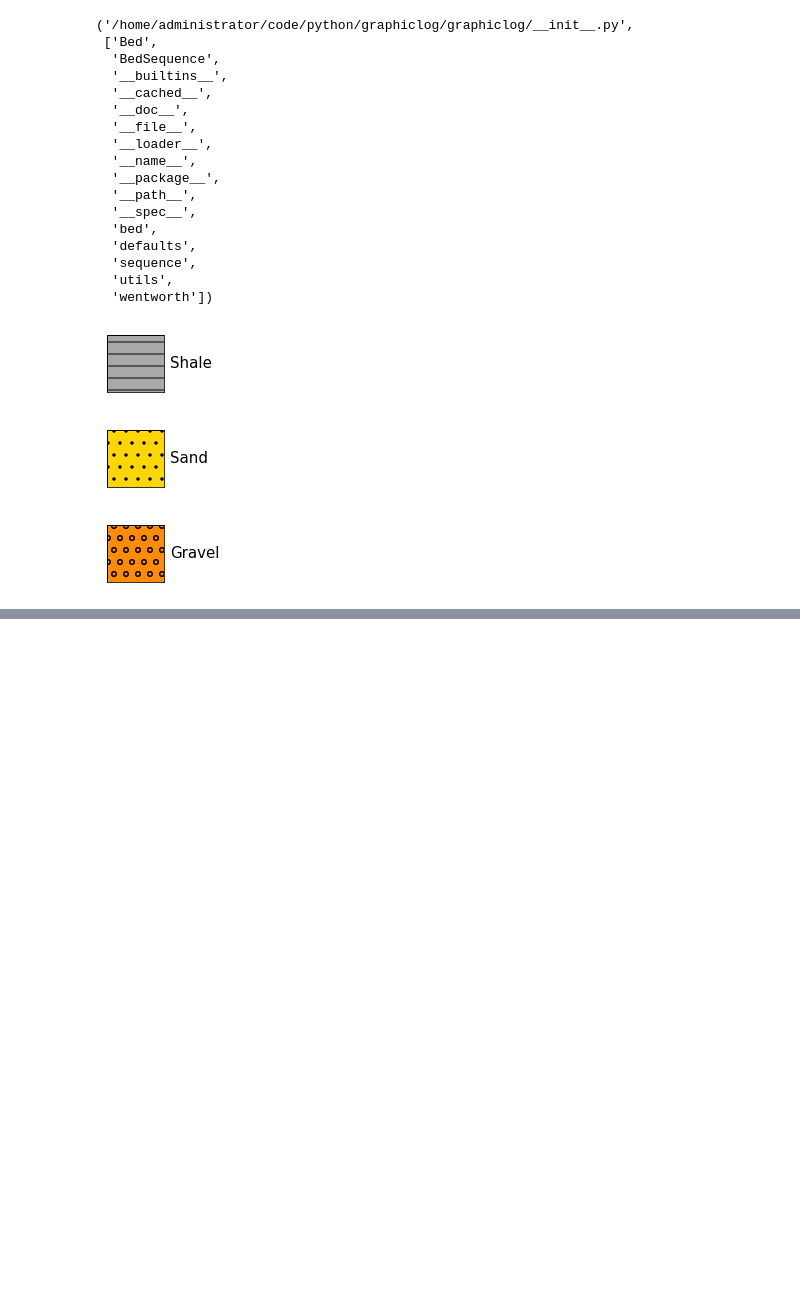
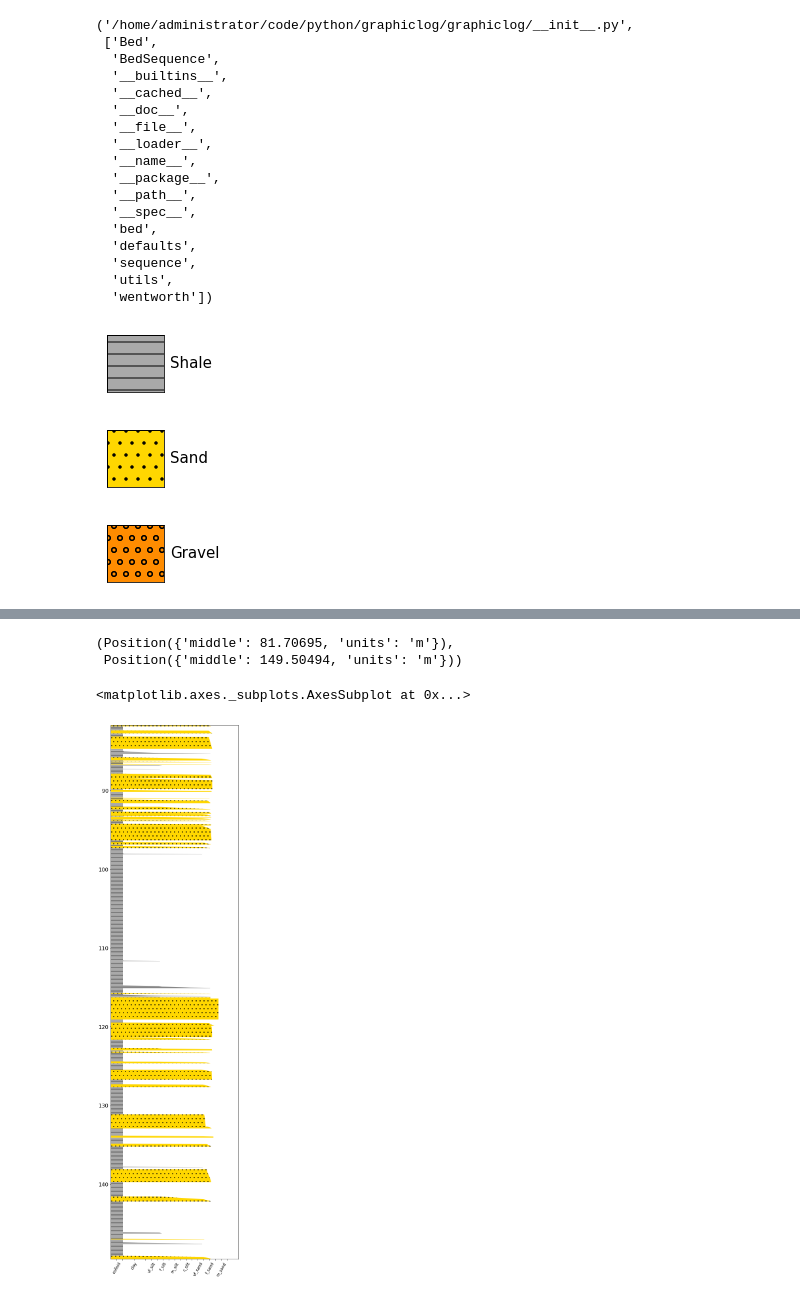
Before and after one commit to rgmyr/litholog, a Jupyter notebook: notebooks/test_sequence_construction.ipynb, the cells around one changed output, grey strips where cells are left out. Saved outputs shown, nothing was run; the diff lists cells and outputs as text; code cells hidden in the pictures; blank space fills up the shorter version.

```diff
--- a/notebooks/test_sequence_construction.ipynb
+++ b/notebooks/test_sequence_construction.ipynb
@@ -145,0 +187,11 @@ bedseq[4]
+# %%
+bedseq.start, bedseq.stop
+# %% [output]
+(Position({'middle': 81.70695, 'units': 'm'}),
+ Position({'middle': 149.50494, 'units': 'm'}))
+# %%
+fig, ax = plt.subplots(figsize=(7,30))
+bedseq.plot(legend=graphiclog.defaults.litholegend, width_field='grain_size_psi', depth_field='depth_m', ax=ax)
+# %% [output]
+<matplotlib.axes._subplots.AxesSubplot at 0x...>
+[figure, added]
```
Also changed, not shown: parts of 19 cells of this notebook, 4 other files.
